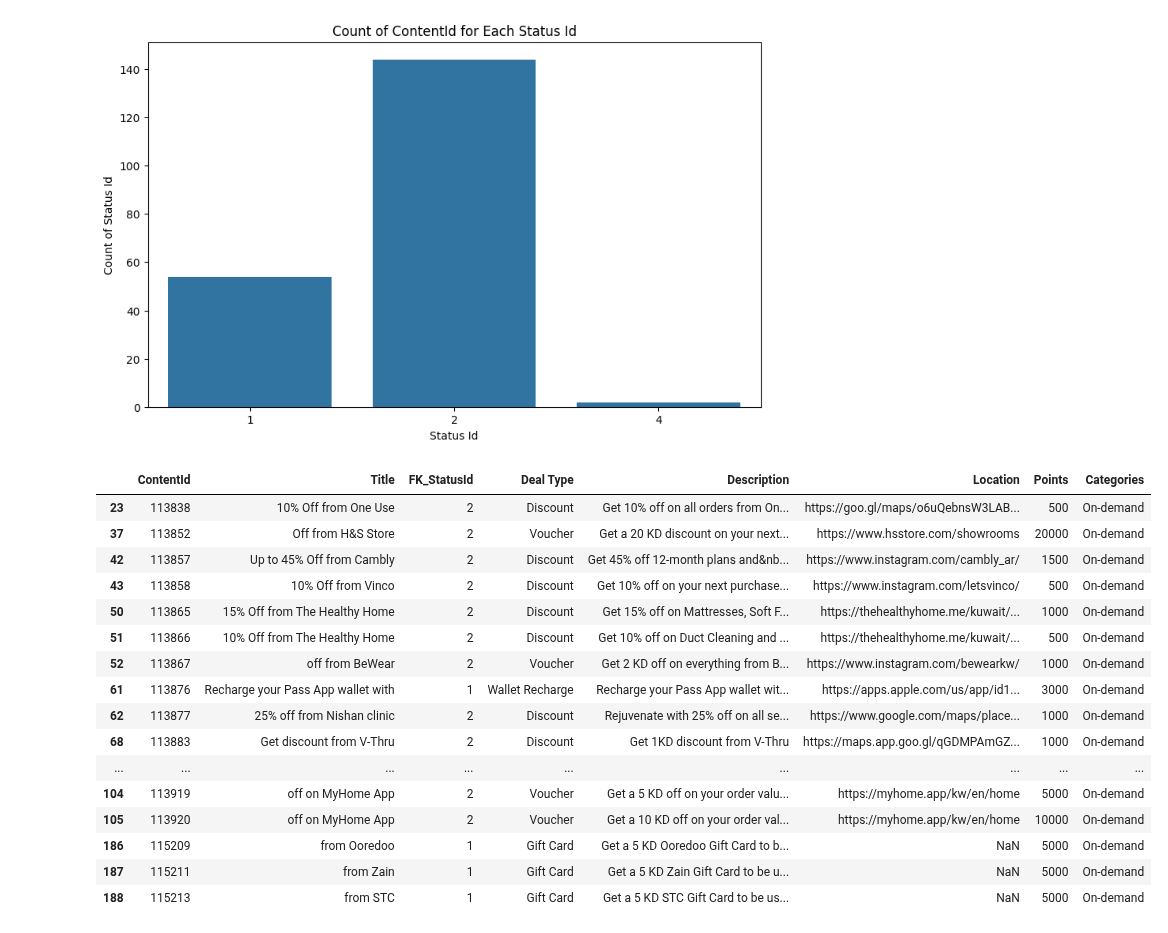
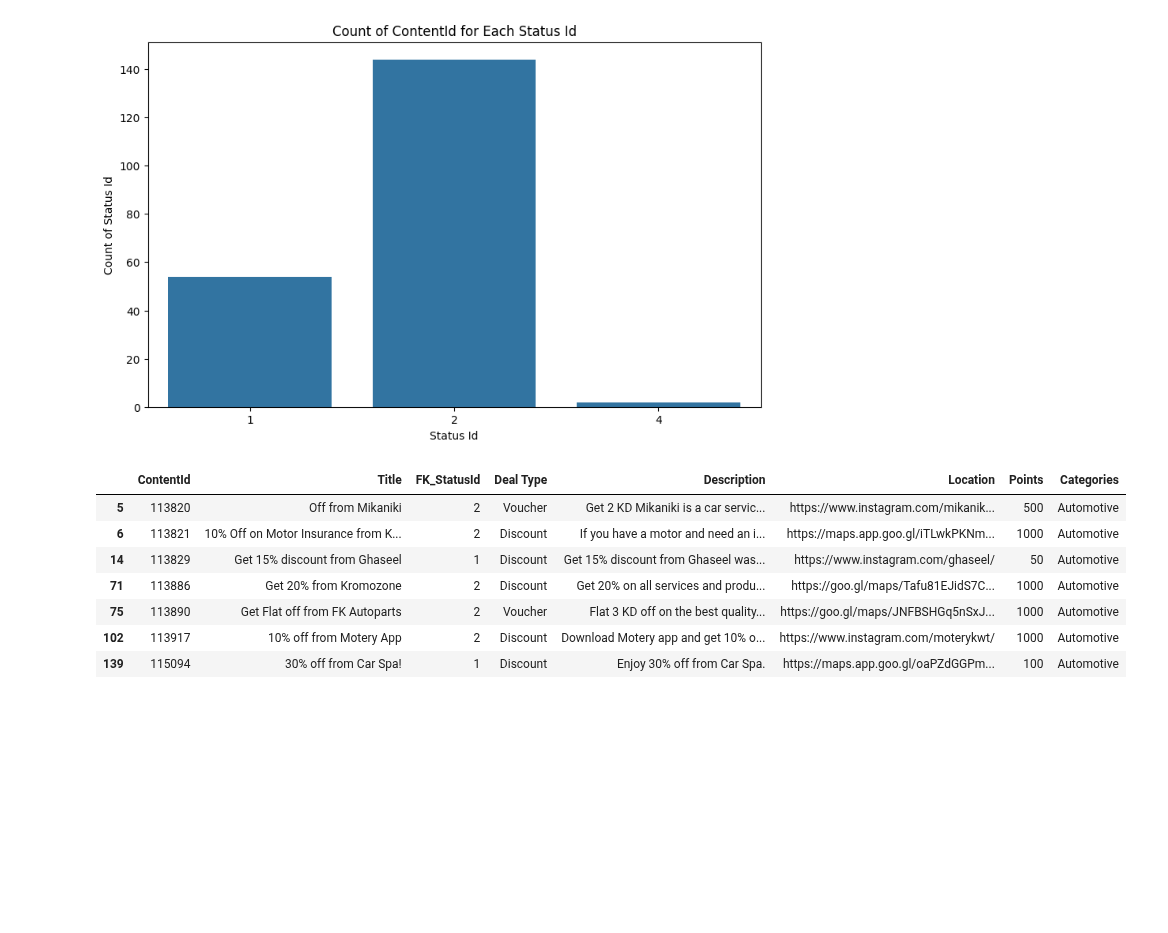
Before and after one commit to DboukAli98/KFHXRelatedAi, a Jupyter notebook: NoteBooks/Data Exploration/Deals_Data_Exploration.ipynb, the cells around one changed output. Drawn from its saved outputs; the diff is of its cells as text; code cells hidden in the pictures; blank space fills up the shorter version.

```diff
--- a/NoteBooks/Data Exploration/Deals_Data_Exploration.ipynb
+++ b/NoteBooks/Data Exploration/Deals_Data_Exploration.ipynb
@@ -57,26 +57,17 @@ plt.show()
 # %% [output]
 [figure]
 # %%
-on_demand_deals = deals[deals['Categories'] == 'On-demand']
+on_demand_deals = deals[deals['Categories'] == 'Automotive']
 on_demand_deals
 # %% [output]
 |  | ContentId | Title | FK_StatusId | Deal Type | Description | Location | Points | Categories |
-| 23 | 113838 | 10% Off from One Use | 2 | Discount | Get 10% off on all orders from On... | https://goo.gl/maps/o6uQebnsW3LAB... | 500 | On-demand |
-| 37 | 113852 | Off from H&S Store | 2 | Voucher | Get a 20 KD discount on your next... | https://www.hsstore.com/showrooms | 20000 | On-demand |
-| 42 | 113857 | Up to 45% Off from Cambly | 2 | Discount | Get 45% off 12-month plans and&nb... | https://www.instagram.com/cambly_ar/ | 1500 | On-demand |
-| 43 | 113858 | 10% Off from Vinco | 2 | Discount | Get 10% off on your next purchase... | https://www.instagram.com/letsvinco/ | 500 | On-demand |
-| 50 | 113865 | 15% Off from The Healthy Home | 2 | Discount | Get 15% off on Mattresses, Soft F... | https://thehealthyhome.me/kuwait/... | 1000 | On-demand |
-| 51 | 113866 | 10% Off from The Healthy Home | 2 | Discount | Get 10% off on Duct Cleaning and ... | https://thehealthyhome.me/kuwait/... | 500 | On-demand |
-| 52 | 113867 | off from BeWear | 2 | Voucher | Get 2 KD off on everything from B... | https://www.instagram.com/bewearkw/ | 1000 | On-demand |
-| 61 | 113876 | Recharge your Pass App wallet with | 1 | Wallet Recharge | Recharge your Pass App wallet wit... | https://apps.apple.com/us/app/id1... | 3000 | On-demand |
-| 62 | 113877 | 25% off from Nishan clinic | 2 | Discount | Rejuvenate with 25% off on all se... | https://www.google.com/maps/place... | 1000 | On-demand |
-| 68 | 113883 | Get discount from V-Thru | 2 | Discount | Get 1KD discount from V-Thru | https://maps.app.goo.gl/qGDMPAmGZ... | 1000 | On-demand |
-| ... | ... | ... | ... | ... | ... | ... | ... | ... |
-| 104 | 113919 | off on MyHome App | 2 | Voucher | Get a 5 KD off on your order valu... | https://myhome.app/kw/en/home | 5000 | On-demand |
-| 105 | 113920 | off on MyHome App | 2 | Voucher | Get a 10 KD off on your order val... | https://myhome.app/kw/en/home | 10000 | On-demand |
-| 186 | 115209 | from Ooredoo | 1 | Gift Card | Get a 5 KD Ooredoo Gift Card to b... | NaN | 5000 | On-demand |
-| 187 | 115211 | from Zain | 1 | Gift Card | Get a 5 KD Zain Gift Card to be u... | NaN | 5000 | On-demand |
-| 188 | 115213 | from STC | 1 | Gift Card | Get a 5 KD STC Gift Card to be us... | NaN | 5000 | On-demand |
+| 5 | 113820 | Off from Mikaniki | 2 | Voucher | Get 2 KD Mikaniki is a car servic... | https://www.instagram.com/mikanik... | 500 | Automotive |
+| 6 | 113821 | 10% Off on Motor Insurance from K... | 2 | Discount | If you have a motor and need an i... | https://maps.app.goo.gl/iTLwkPKNm... | 1000 | Automotive |
+| 14 | 113829 | Get 15% discount from Ghaseel | 1 | Discount | Get 15% discount from Ghaseel was... | https://www.instagram.com/ghaseel/ | 50 | Automotive |
+| 71 | 113886 | Get 20% from Kromozone | 2 | Discount | Get 20% on all services and produ... | https://goo.gl/maps/Tafu81EJidS7C... | 1000 | Automotive |
+| 75 | 113890 | Get Flat off from FK Autoparts | 2 | Voucher | Flat 3 KD off on the best quality... | https://goo.gl/maps/JNFBSHGq5nSxJ... | 1000 | Automotive |
+| 102 | 113917 | 10% off from Motery App | 2 | Discount | Download Motery app and get 10% o... | https://www.instagram.com/moterykwt/ | 1000 | Automotive |
+| 139 | 115094 | 30% off from Car Spa! | 1 | Discount | Enjoy 30% off from Car Spa. | https://maps.app.goo.gl/oaPZdGGPm... | 100 | Automotive |
 # %%
 specific_content_id = 113829
 result = deals[deals['ContentId'] == specific_content_id]
```
Also changed, not shown: parts of 2 cells of this notebook, 2 other files.
